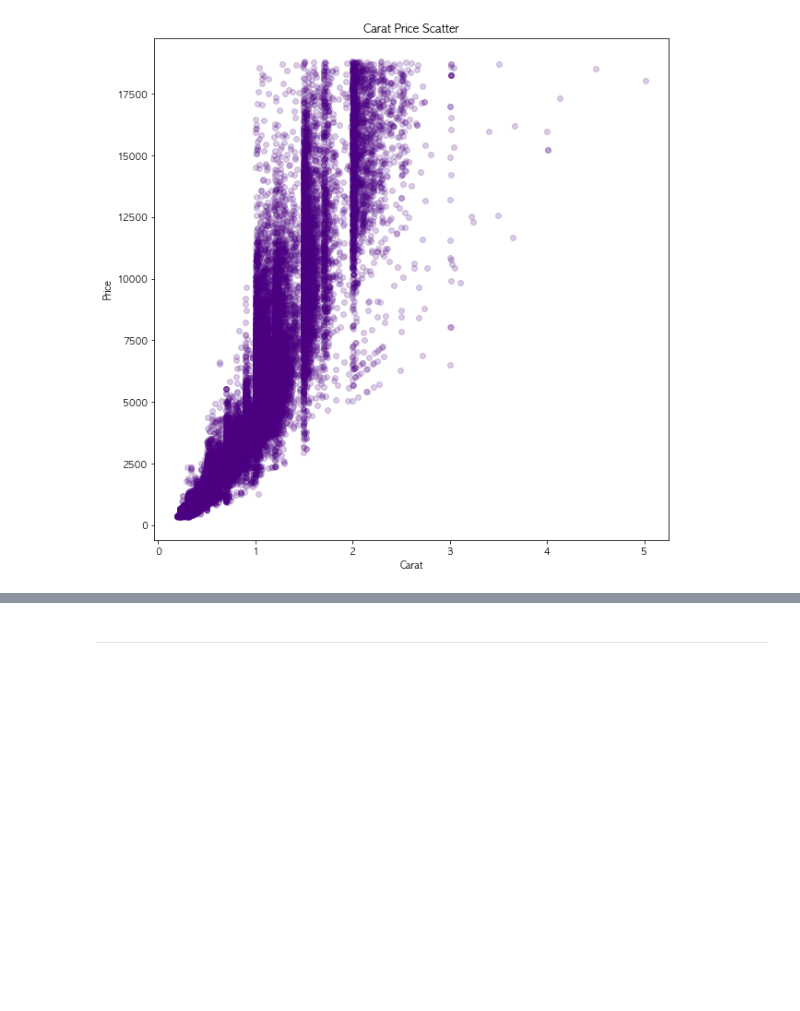
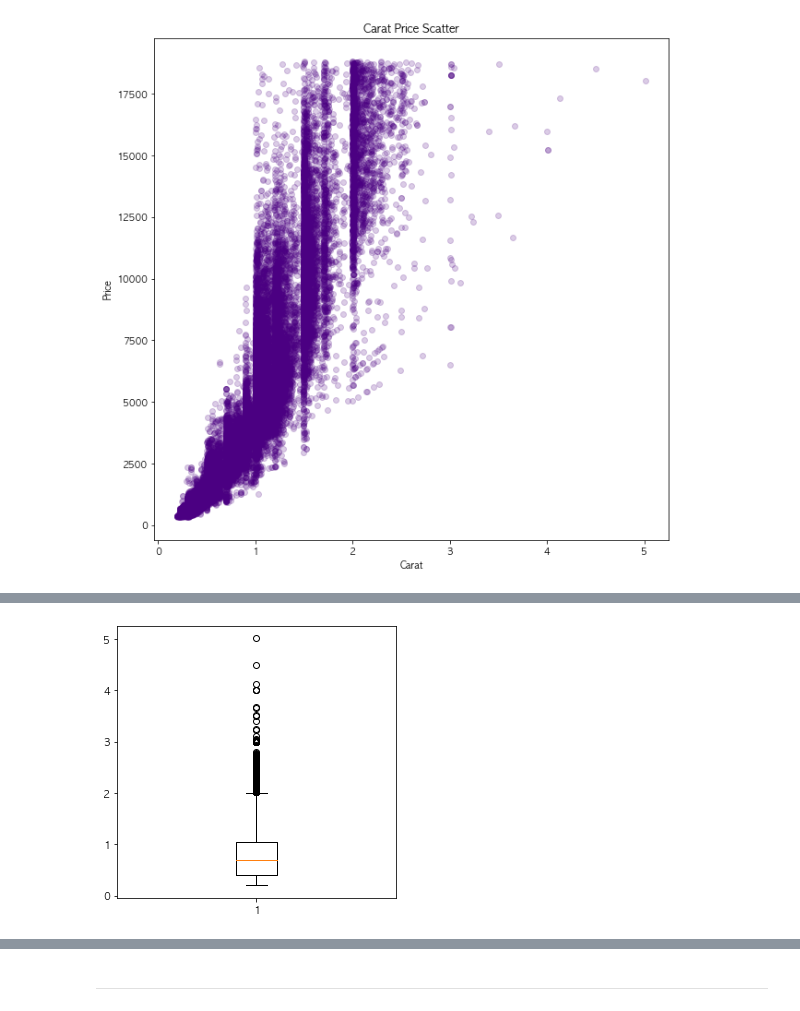
Before and after one commit to leesaereum/LearningMate, a Jupyter notebook: TeamProject/다이아몬드예측.ipynb, the cells around one changed output, grey strips where cells are left out. Saved outputs shown, nothing was run; the diff lists cells and outputs as text; code cells hidden in the pictures; blank space fills up the shorter version.

```diff
--- a/TeamProject/다이아몬드예측.ipynb
+++ b/TeamProject/다이아몬드예측.ipynb
@@ -451,0 +458,7 @@ ax1.boxplot(
+# %%
+diamonds.drop(diamonds[(diamonds['depth'] < 48) | (diamonds['depth'] > 75)].index , inplace= True)
+diamonds.drop(diamonds[(diamonds['table'] < 45) | (diamonds['table'] > 80)].index , inplace= True)
+diamonds.drop(diamonds[(diamonds['y'] > 20)].index , inplace= True)
+diamonds.drop(diamonds[(diamonds['z'] > 10)].index , inplace= True)
+diamonds
+# 12개 삭제 되었다
@@ -451,0 +486,8 @@ ax1.boxplot(
+# %%
+plt.figure(figsize=(5,5))
+plt.boxplot(
+    diamonds['carat']
+)
+plt.show()
+# %% [output]
+[figure, added]
```
Also changed, not shown: parts of 16 cells of this notebook.
